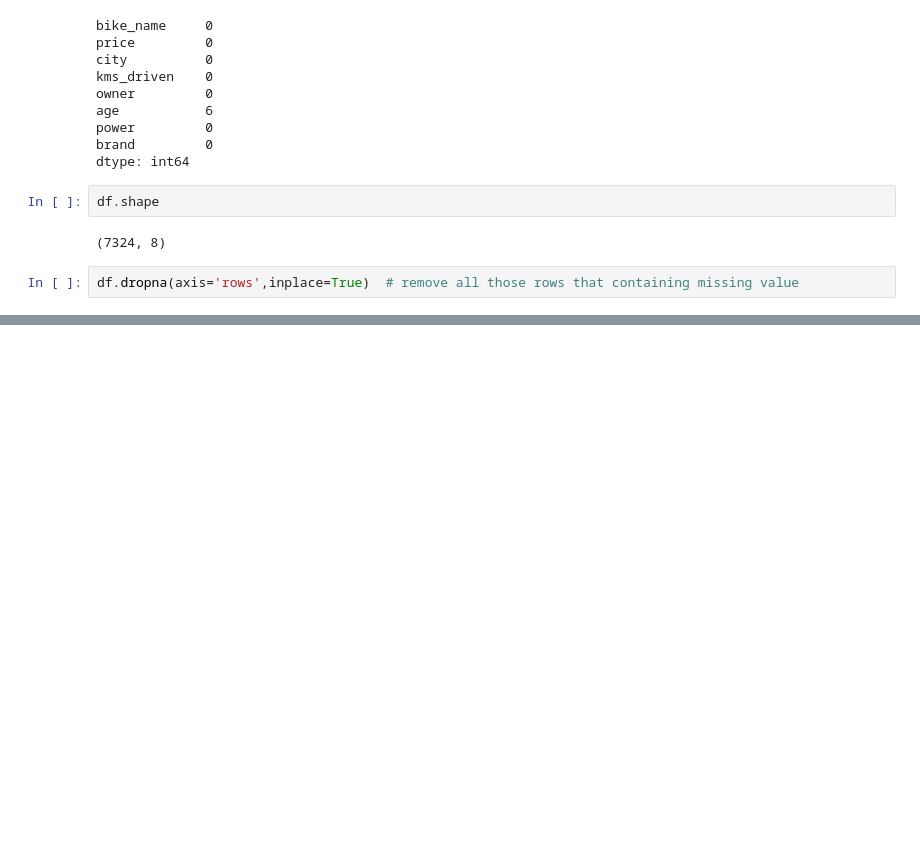
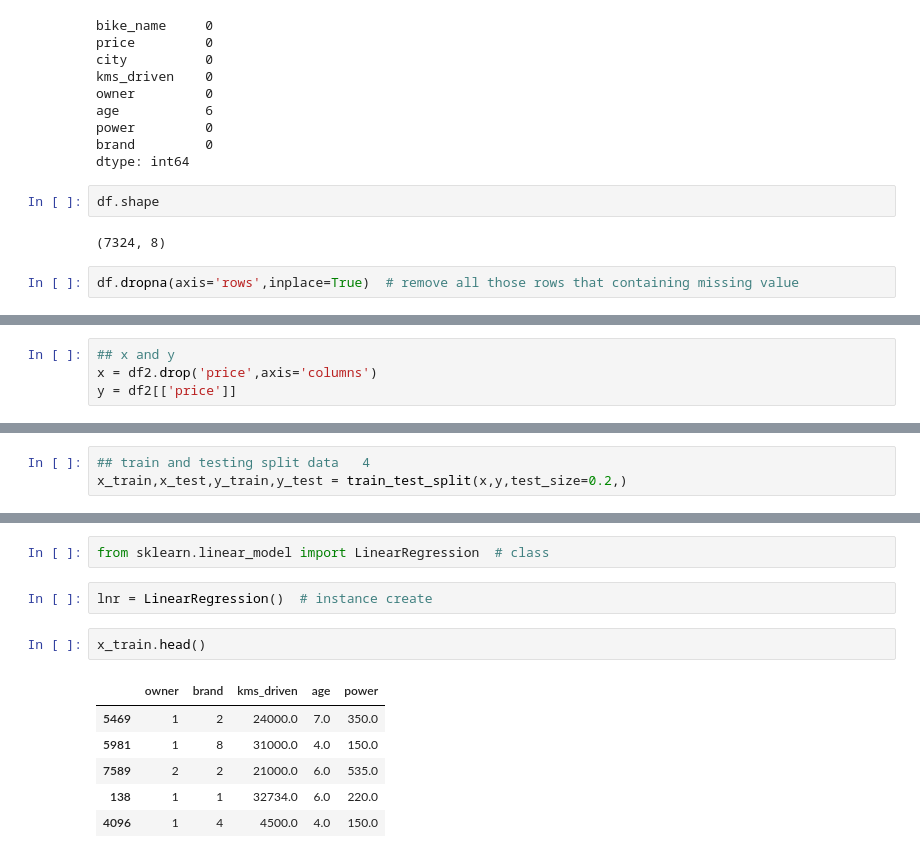
Before and after one commit to upflairs-pvt-ltd/jecrc-10-may2024, a Jupyter notebook: machine learning/regression/Untitled.ipynb, the cells around one changed output, grey strips where cells are left out. Cells and saved outputs as stored; diff of their text form; blank space fills up the shorter version.

```diff
--- a/machine learning/regression/Untitled.ipynb
+++ b/machine learning/regression/Untitled.ipynb
@@ -220,0 +214,4 @@ df
+# %%
+## x and y
+x = df2.drop('price',axis='columns')
+y = df2[['price']]
@@ -220,0 +220,3 @@ df
+# %%
+## train and testing split data   4
+x_train,x_test,y_train,y_test = train_test_split(x,y,test_size=0.2,)
@@ -220,0 +248,13 @@ df
+# %%
+from sklearn.linear_model import LinearRegression  # class
+# %%
+lnr = LinearRegression()  # instance create
+# %%
+x_train.head()
+# %% [output]
+|  | owner | brand | kms_driven | age | power |
+| 5469 | 1 | 2 | 24000.0 | 7.0 | 350.0 |
+| 5981 | 1 | 8 | 31000.0 | 4.0 | 150.0 |
+| 7589 | 2 | 2 | 21000.0 | 6.0 | 535.0 |
+| 138 | 1 | 1 | 32734.0 | 6.0 | 220.0 |
+| 4096 | 1 | 4 | 4500.0 | 4.0 | 150.0 |
```
Also changed, not shown: parts of 21 cells of this notebook, 1 other file.
